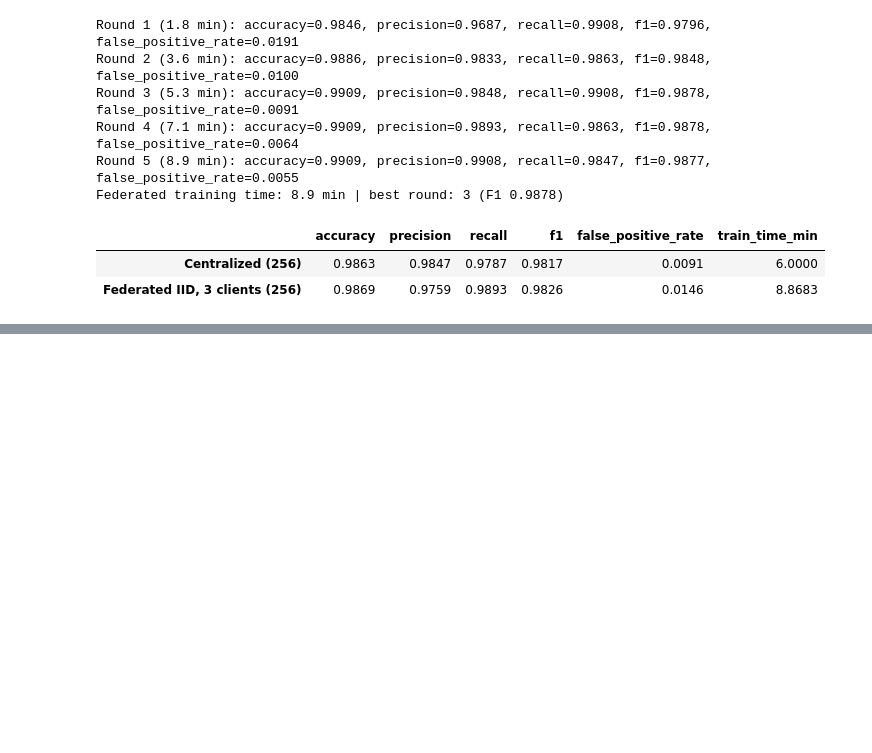
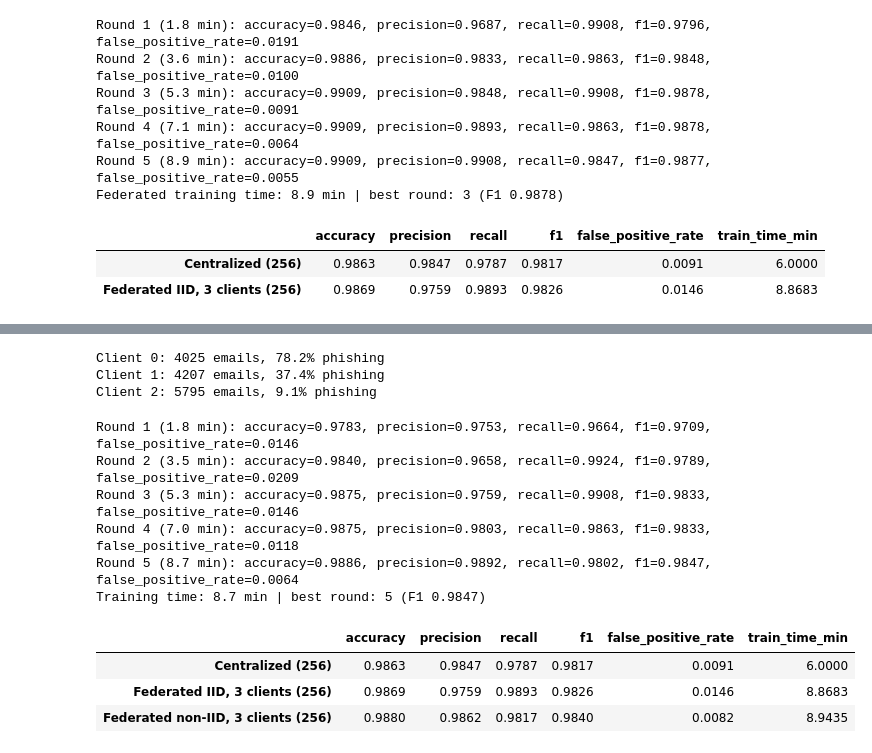
Before and after one commit to CristianoMSilva/DistilBERT-FL-Playground, a Jupyter notebook: 04_federated.ipynb, the cells around one changed output, grey strips where cells are left out. Drawn from its saved outputs; the diff is of its cells as text; code cells hidden in the pictures; blank space fills up the shorter version.

```diff
--- a/04_federated.ipynb
+++ b/04_federated.ipynb
@@ -234,0 +246,78 @@ pd.DataFrame(results).T.astype(float).round(4)
+# %%
+# Non-IID split: phishing and safe emails are spread unevenly across the 3 clients
+PHISH_SHARE = [0.6, 0.3, 0.1]   # share of all phishing emails each client gets
+SAFE_SHARE = [0.1, 0.3, 0.6]    # share of all safe emails each client gets
+
+def uneven_split(part, shares):
+    part = part.sample(frac=1, random_state=42)
+    cuts = [0, *(np.cumsum(shares)[:-1] * len(part)).astype(int), len(part)]
+    return [part.iloc[a:b] for a, b in zip(cuts[:-1], cuts[1:])]
+
+phish_parts = uneven_split(train_df[train_df["label"] == 1], PHISH_SHARE)
+safe_parts = uneven_split(train_df[train_df["label"] == 0], SAFE_SHARE)
+noniid_dfs = [pd.concat([p, s]) for p, s in zip(phish_parts, safe_parts)]
+
+for i, part in enumerate(noniid_dfs):
+    print(f"Client {i}: {len(part)} emails, {part['label'].mean():.1%} phishing")
+
+# Tokenize each client's emails (same function as the IID clients)
+noniid_ds = [prepare(part) for part in noniid_dfs]
+# %% [output]
+Client 0: 4025 emails, 78.2% phishing
+Client 1: 4207 emails, 37.4% phishing
+Client 2: 5795 emails, 9.1% phishing
+# %%
+# Same FedAvg loop as cell 6, as a function so it can run on any set of clients
+def run_fedavg(clients, num_rounds=NUM_ROUNDS):
+    global_model = get_model()
+    sizes = [len(ds) for ds in clients]
+    history, best = [], {"f1": -1.0}
+    start = time.time()
+    for rnd in range(1, num_rounds + 1):
+        # 1) Local training on each client
+        client_states = []
+        for ds in clients:
+            local_model = copy.deepcopy(global_model)
+            train_local(local_model, ds)
+            client_states.append({k: v.detach().cpu() for k, v in local_model.state_dict().items()})
+            del local_model
+        # 2) FedAvg: weighted average by number of emails
+        avg_state = {}
+        for k, v in client_states[0].items():
+            if v.is_floating_point():
+                avg_state[k] = sum(s[k] * n for s, n in zip(client_states, sizes)) / sum(sizes)
+            else:
+                avg_state[k] = v
+        global_model.load_state_dict(avg_state)
+        # 3) Validation and best round
+        metrics = evaluate(global_model, val_ds)
+        history.append({"round": rnd, **metrics})
+        print(f"Round {rnd} ({(time.time() - start) / 60:.1f} min): "
+              + ", ".join(f"{k}={v:.4f}" for k, v in metrics.items()))
+        if metrics["f1"] > best["f1"]:
+            best.update(f1=metrics["f1"], round=rnd, state=copy.deepcopy(global_model.state_dict()))
+    best["time_min"] = (time.time() - start) / 60
+    print(f"Training time: {best['time_min']:.1f} min | best round: {best['round']} (F1 {best['f1']:.4f})")
+    global_model.load_state_dict(best["state"])
+    return global_model, history
+
+# Run on the non-IID clients and test the best round
+start = time.time()
+noniid_model, noniid_history = run_fedavg(noniid_ds)
+noniid_test = evaluate(noniid_model, test_ds)
+noniid_test["train_time_min"] = (time.time() - start) / 60
+
+# Add to the comparison table
+results["Federated non-IID, 3 clients (256)"] = noniid_test
+pd.DataFrame(results).T.astype(float).round(4)
+# %% [output]
+Round 1 (1.8 min): accuracy=0.9783, precision=0.9753, recall=0.9664, f1=0.9709, false_positive_rate=0.0146
+Round 2 (3.5 min): accuracy=0.9840, precision=0.9658, recall=0.9924, f1=0.9789, false_positive_rate=0.0209
+Round 3 (5.3 min): accuracy=0.9875, precision=0.9759, recall=0.9908, f1=0.9833, false_positive_rate=0.0146
+Round 4 (7.0 min): accuracy=0.9875, precision=0.9803, recall=0.9863, f1=0.9833, false_positive_rate=0.0118
+Round 5 (8.7 min): accuracy=0.9886, precision=0.9892, recall=0.9802, f1=0.9847, false_positive_rate=0.0064
+Training time: 8.7 min | best round: 5 (F1 0.9847)
+|  | accuracy | precision | recall | f1 | false_positive_rate | train_time_min |
+| Centralized (256) | 0.9863 | 0.9847 | 0.9787 | 0.9817 | 0.0091 | 6.0000 |
+| Federated IID, 3 clients (256) | 0.9869 | 0.9759 | 0.9893 | 0.9826 | 0.0146 | 8.8683 |
+| Federated non-IID, 3 clients (256) | 0.9880 | 0.9862 | 0.9817 | 0.9840 | 0.0082 | 8.9435 |
```
Also changed, not shown: parts of 1 cell of this notebook.
